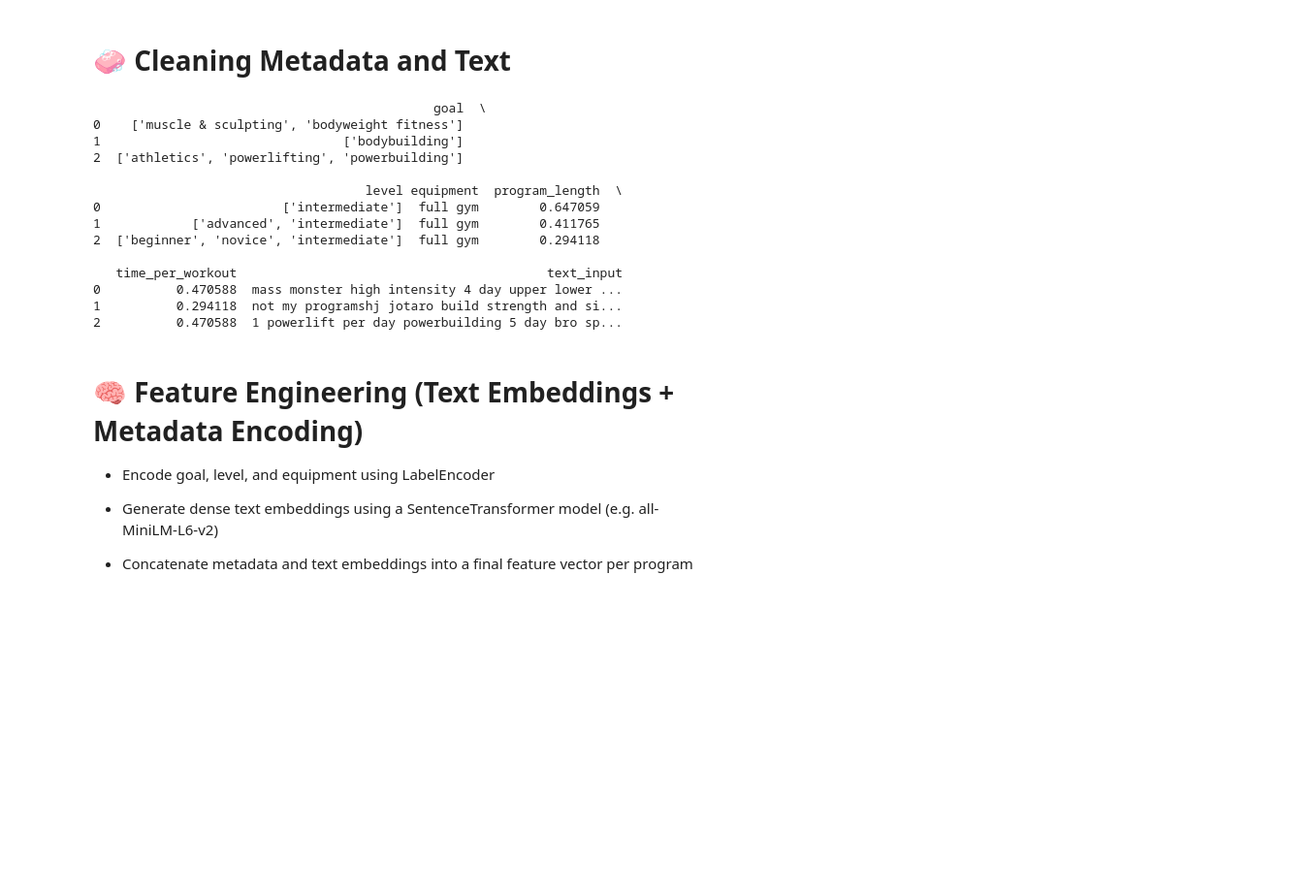
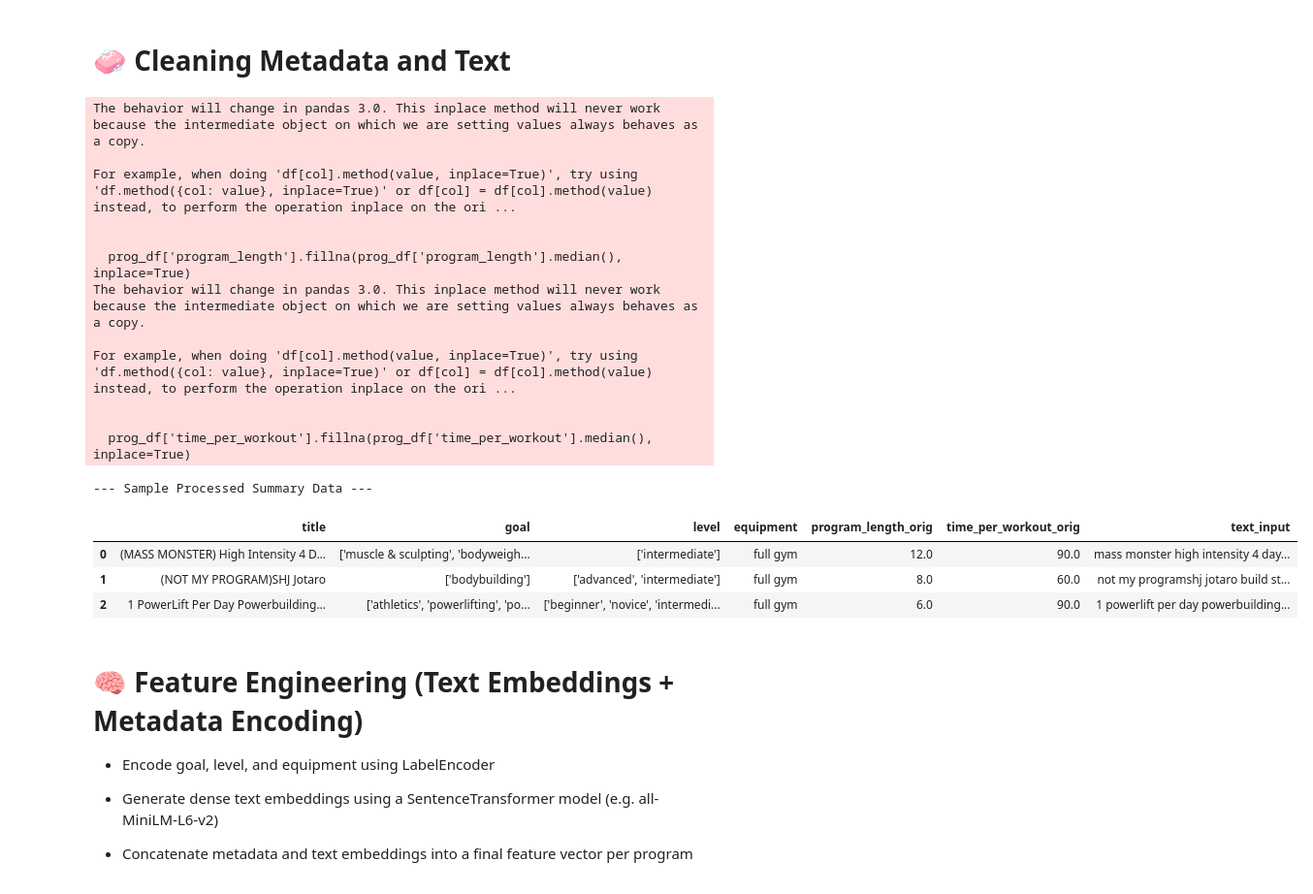
Before and after one commit to ebrahimgamdiwala/FitRec-Workout-Recommender-Mini-Proj, a Jupyter notebook: notebooks/personalized-workout-program-recommender.ipynb, the cells around one changed output. Shown: that part at 97% size. Drawn from its saved outputs; the diff is of its cells as text; code cells hidden in the pictures; blank space fills up the shorter version.

```diff
--- a/notebooks/personalized-workout-program-recommender.ipynb
+++ b/notebooks/personalized-workout-program-recommender.ipynb
@@ -107,60 +54,56 @@ We’re building a personalized program recommender using:
 # %% [markdown]
 # 🧼 Cleaning Metadata and Text
 # %%
-import pandas as pd
-import numpy as np
-import re
-from sklearn.preprocessing import LabelEncoder, MinMaxScaler
-
-# --- Clean metadata: fill and normalize ---
+prog_df['program_length_orig'] = prog_df['program_length']
+prog_df['time_per_workout_orig'] = prog_df['time_per_workout']
+prog_df['program_length'].fillna(prog_df['program_length'].median(), inplace=True)
+prog_df['time_per_workout'].fillna(prog_df['time_per_workout'].median(), inplace=True)
+scaler = MinMaxScaler()
+prog_df[['program_length', 'time_per_workout']] = scaler.fit_transform(prog_df[['program_length', 'time_per_workout']])
+label_encoders = {}
 for col in ['goal', 'level', 'equipment']:
     prog_df[col] = prog_df[col].fillna('unknown').str.lower().str.strip()
-
-# Normalize numeric fields
-scaler = MinMaxScaler()
-prog_df[['program_length', 'time_per_workout']] = scaler.fit_transform(prog_df[['program_length', 'time_per_workout']])
-
-# --- Clean text: title + description ---
+    le = LabelEncoder()
+    prog_df[col + '_enc'] = le.fit_transform(prog_df[col])
+    label_encoders[col] = le
 def clean_text(text):
     if pd.isna(text): return ''
-    text = text.lower()
-    text = re.sub(r'<.*?>', '', text)           # remove HTML
-    text = re.sub(r'[^a-zA-Z0-9\s]', '', text)  # remove punctuation
+    text = str(text).lower()
+    text = re.sub(r'<.*?>', '', text)
+    text = re.sub(r'[^a-zA-Z0-9\s]', '', text)
     return text.strip()
-
-prog_df['clean_title'] = prog_df['title'].apply(clean_text)
-prog_df['clean_desc'] = prog_df['description'].apply(clean_text)
-
-# --- Get most common exercises per program ---
-top_exercises = (ex_df.groupby('title')['exercise_name']
+prog_df['title_cleaned'] = prog_df['title'].astype(str).apply(clean_text)
+prog_df['description_cleaned'] = prog_df['description'].astype(str).apply(clean_text)
+ex_df_orig['exercise_name'] = ex_df_orig['exercise_name'].astype(str) # Clean original ex_df as well
+top_exercises = (ex_df_orig.groupby('title')['exercise_name']
                  .apply(lambda x: ' '.join(x.dropna().astype(str).str.lower().str.replace(r'[^a-zA-Z0-9\s]', '', regex=True).unique()[:5])))
-
 prog_df = prog_df.merge(top_exercises.rename('common_exercises'), on='title', how='left')
 prog_df['common_exercises'] = prog_df['common_exercises'].fillna('')
-
-# --- Combine all text for embeddings ---
 prog_df['text_input'] = (
-    prog_df['clean_title'] + ' ' +
-    prog_df['clean_desc'] + ' ' +
+    prog_df['title_cleaned'] + ' ' +
+    prog_df['description_cleaned'] + ' ' +
     prog_df['common_exercises']
 )
-
-print(prog_df[['goal', 'level', 'equipment', 'program_length', 'time_per_workout', 'text_input']].head(3))
+print("\n--- Sample Processed Summary Data ---")
+display(prog_df[['title', 'goal', 'level', 'equipment', 'program_length_orig', 'time_per_workout_orig', 'text_input']].head(3))
 # %% [output]
-                                             goal  \
-0    ['muscle & sculpting', 'bodyweight fitness']
-1                                ['bodybuilding']
-2  ['athletics', 'powerlifting', 'powerbuilding']
+The behavior will change in pandas 3.0. This inplace method will never work because the intermediate object on which we are setting values always behaves as a copy.
 
-                                    level equipment  program_length  \
-0                        ['intermediate']  full gym        0.647059
-1            ['advanced', 'intermediate']  full gym        0.411765
-2  ['beginner', 'novice', 'intermediate']  full gym        0.294118
+For example, when doing 'df[col].method(value, inplace=True)', try using 'df.method({col: value}, inplace=True)' or df[col] = df[col].method(value) instead, to perform the operation inplace on the ori ...
 
-   time_per_workout                                         text_input
-0          0.470588  mass monster high intensity 4 day upper lower ...
-1          0.294118  not my programshj jotaro build strength and si...
-2          0.470588  1 powerlift per day powerbuilding 5 day bro sp...
+
+  prog_df['program_length'].fillna(prog_df['program_length'].median(), inplace=True)
+The behavior will change in pandas 3.0. This inplace method will never work because the intermediate object on which we are setting values always behaves as a copy.
+
+For example, when doing 'df[col].method(value, inplace=True)', try using 'df.method({col: value}, inplace=True)' or df[col] = df[col].method(value) instead, to perform the operation inplace on the ori ...
+
+
+  prog_df['time_per_workout'].fillna(prog_df['time_per_workout'].median(), inplace=True)
+--- Sample Processed Summary Data ---
+|  | title | goal | level | equipment | program_length_orig | time_per_workout_orig | text_input |
+| 0 | (MASS MONSTER) High Intensity 4 D... | ['muscle & sculpting', 'bodyweigh... | ['intermediate'] | full gym | 12.0 | 90.0 | mass monster high intensity 4 day... |
+| 1 | (NOT MY PROGRAM)SHJ Jotaro | ['bodybuilding'] | ['advanced', 'intermediate'] | full gym | 8.0 | 60.0 | not my programshj jotaro build st... |
+| 2 | 1 PowerLift Per Day Powerbuilding... | ['athletics', 'powerlifting', 'po... | ['beginner', 'novice', 'intermedi... | full gym | 6.0 | 90.0 | 1 powerlift per day powerbuilding... |
 # %% [markdown]
 # 🧠 Feature Engineering (Text Embeddings + Metadata Encoding)
 * Encode goal, level, and equipment using LabelEncoder
```
Also changed, not shown: parts of 26 cells of this notebook, 1 other file.
